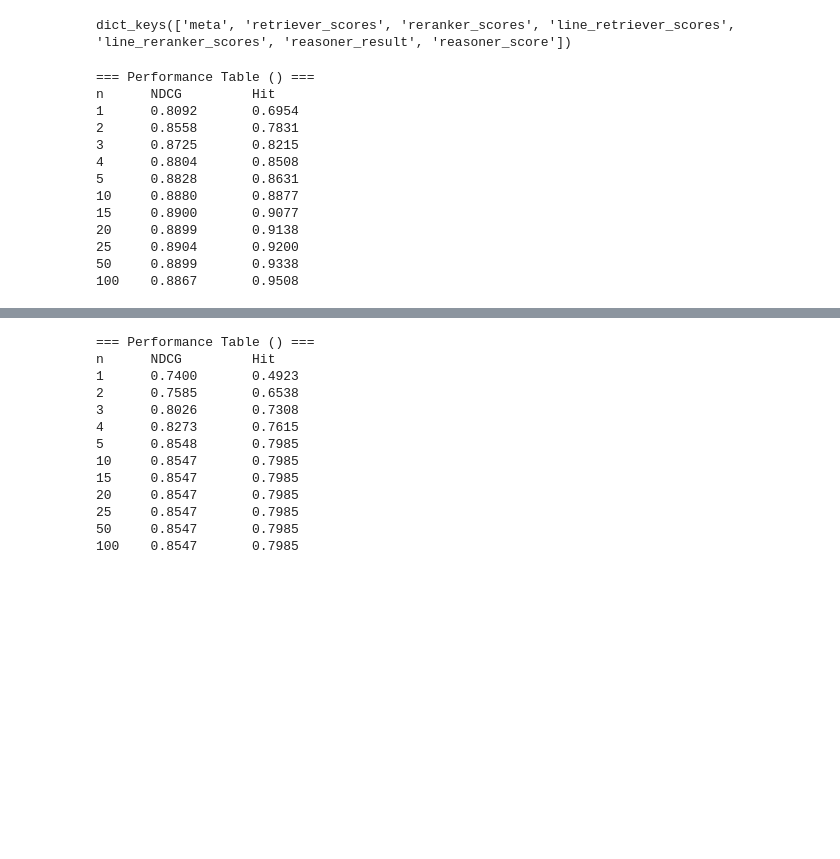
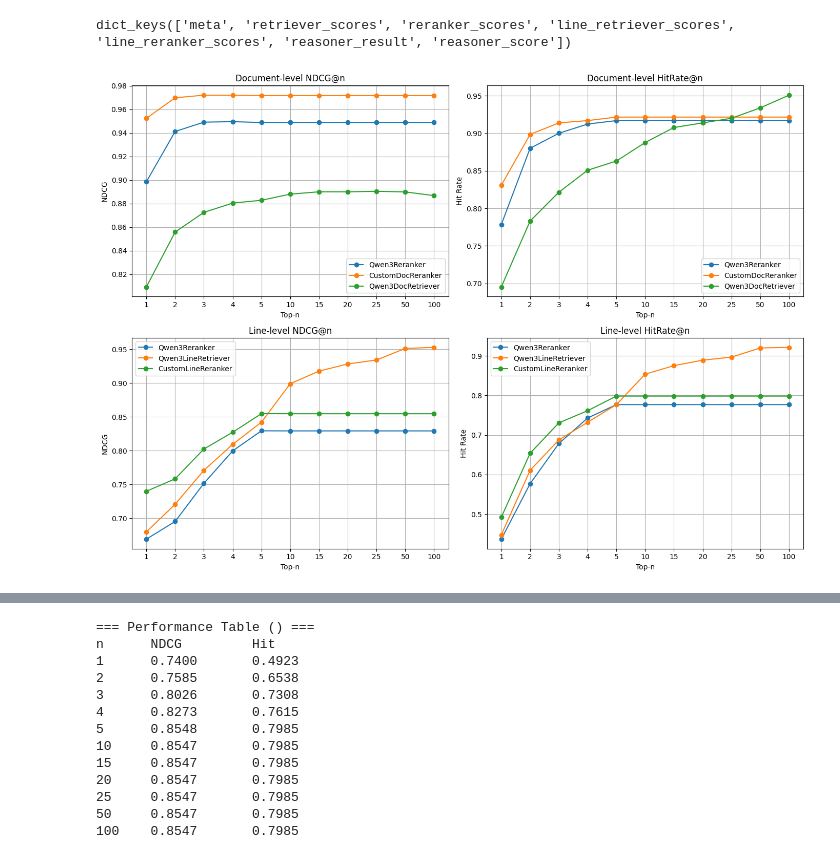
Before and after one commit to Polo-Marco/MassDocRetriever, a Jupyter notebook: notebooks/visualize_modular_eval.ipynb, the cells around one changed output, grey strips where cells are left out. Cells and saved outputs as stored; diff of their text form; code cells hidden in the pictures; blank space fills up the shorter version.

Commit message:
Add Distillation refinement, modular result visualization

```diff
--- a/notebooks/visualize_modular_eval.ipynb
+++ b/notebooks/visualize_modular_eval.ipynb
@@ -8,7 +11,8 @@ def load_examples(json_path):
     with open(json_path, "r", encoding="utf-8") as f:
         return json.load(f)
 # %%
-result = load_examples("results/qwen-100_lpert-5_qwen06-100_lpert-5_qwen4.json")
+custom_result = load_examples("results/qwen-100_lpert-5_qwen06-100_lpert-5_qwen4.json")
+qwen_result = load_examples("results/qwen06-100_qwen06-5_qwen06-100_qwen06-5_qwen4.json")
 # %%
 result.keys()
 # %% [output]
@@ -16,18 +83,55 @@ dict_keys(['meta', 'retriever_scores', 'reranker_scores', 'line_retriever_scores
+# %%
+# --- Example usage ---
+#custom_result,qwen_result
+cutoff_list = [str(num) for num in result['meta']['cutoff_list']]
+doc_scores_dict = {"Qwen3DocRetriever": custom_result['retriever_scores'],
+                   "Qwen3Reranker": qwen_result['reranker_scores'],
+                   "CustomDocReranker": custom_result['reranker_scores']}
+line_scores_dict={"Qwen3LineRetriever": custom_result['line_retriever_scores'],
+                  "Qwen3Reranker": qwen_result['line_reranker_scores'],
+                  "CustomLineReranker": custom_result['line_reranker_scores']}
+# Example usage:
+plot_pipeline_metrics_2x2(
+    cutoff_list,
+    doc_scores_dict=doc_scores_dict,
+    line_scores_dict=line_scores_dict
+)
+# %% [output]
+[figure, added]
 # %%
-cutoff_list = [str(num) for num in result['meta']['cutoff_list']]
-show_retrieval_metrics(cutoff_list,result['retriever_scores'],)
+def summarize_scores_table(
+    cutoff_list,
+    module_scores,
+    label_modules=None,
+    title="METRICS TABLE"
+):
+    """
+    module_scores: dict of {module_name: {cutoff: {"ndcg": [...], "hit": [...]}}}
+    label_modules: dict of {module_name: {"precision": ..., "recall": ..., "f1": ...}}
+    """
+    print(f"\n=== {title} ===\n")
+    for module_name, scores_dict in module_scores.items():
+        header = f"| {module_name:<15} |" + " {:>10} | {:>10} |".format("NDCG", "HitRate")
+        print("-" * len(header))
+        print(header)
+        print("-" * len(header))
+        for n in cutoff_list:
+            ndcgs = scores_dict[n]["ndcg"]
+            hits = scores_dict[n]["hit"]
+            print("| @{:<13} | {:10.4f} | {:10.4f} |".format(
+                n, sum(ndcgs)/len(ndcgs), sum(hits)/len(hits)
+            ))
+        print("-" * len(header))
+    if label_modules:
+        for module_name, metrics in label_modules.items():
+            print(f"\n--- {module_name} Label Metrics ---")
+            for k, v in metrics.items():
+                if k =='labels':
+                    continue
+                if isinstance(v, list):
+                    avg = sum(v) / len(v) if v else 0.0
+                    print(f"{k.capitalize():<10}: {avg:.4f}")
+                else:
+                    print(f"{k.capitalize():<10}: {v:.4f}")
+    print("=" * 50)
-# %% [output]
-=== Performance Table () ===
-n      NDCG         Hit
-1      0.8092       0.6954
-2      0.8558       0.7831
-3      0.8725       0.8215
-4      0.8804       0.8508
-5      0.8828       0.8631
-10     0.8880       0.8877
-15     0.8900       0.9077
-20     0.8899       0.9138
-25     0.8904       0.9200
-50     0.8899       0.9338
-100    0.8867       0.9508
 # %%
```
Also changed, not shown: parts of 5 cells of this notebook, 7 other files.
